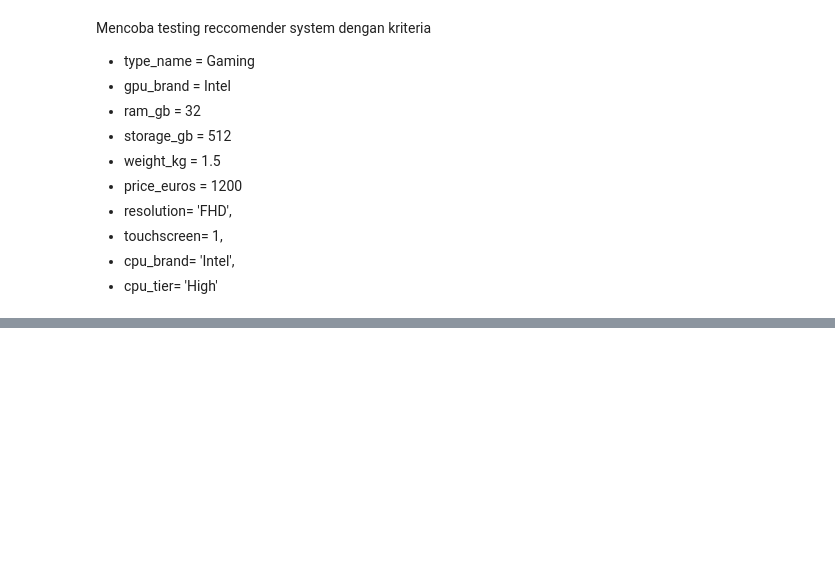
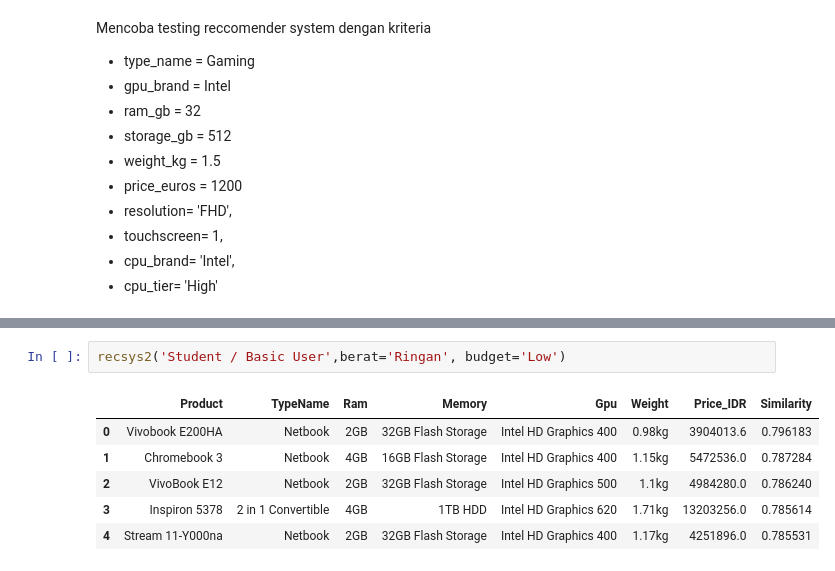
Before and after one commit to FTDS-assignment-bay/p2-ftds-final-project-ftds-038-hck-group-001, a Jupyter notebook: Data_Science_Laptop_Recommendation.ipynb, the cells around one changed output, grey strips where cells are left out. Drawn from its saved outputs; the diff is of its cells as text; blank space fills up the shorter version.

```diff
--- a/Data_Science_Laptop_Recommendation.ipynb
+++ b/Data_Science_Laptop_Recommendation.ipynb
@@ -276,0 +576,9 @@ dtype: float64
+# %%
+recsys2('Student / Basic User',berat='Ringan', budget='Low')
+# %% [output]
+|  | Product | TypeName | Ram | Memory | Gpu | Weight | Price_IDR | Similarity |
+| 0 | Vivobook E200HA | Netbook | 2GB | 32GB Flash Storage | Intel HD Graphics 400 | 0.98kg | 3904013.6 | 0.796183 |
+| 1 | Chromebook 3 | Netbook | 4GB | 16GB Flash Storage | Intel HD Graphics 400 | 1.15kg | 5472536.0 | 0.787284 |
+| 2 | VivoBook E12 | Netbook | 2GB | 32GB Flash Storage | Intel HD Graphics 500 | 1.1kg | 4984280.0 | 0.786240 |
+| 3 | Inspiron 5378 | 2 in 1 Convertible | 4GB | 1TB HDD | Intel HD Graphics 620 | 1.71kg | 13203256.0 | 0.785614 |
+| 4 | Stream 11-Y000na | Netbook | 2GB | 32GB Flash Storage | Intel HD Graphics 400 | 1.17kg | 4251896.0 | 0.785531 |
```
Also changed, not shown: parts of 27 cells of this notebook.
